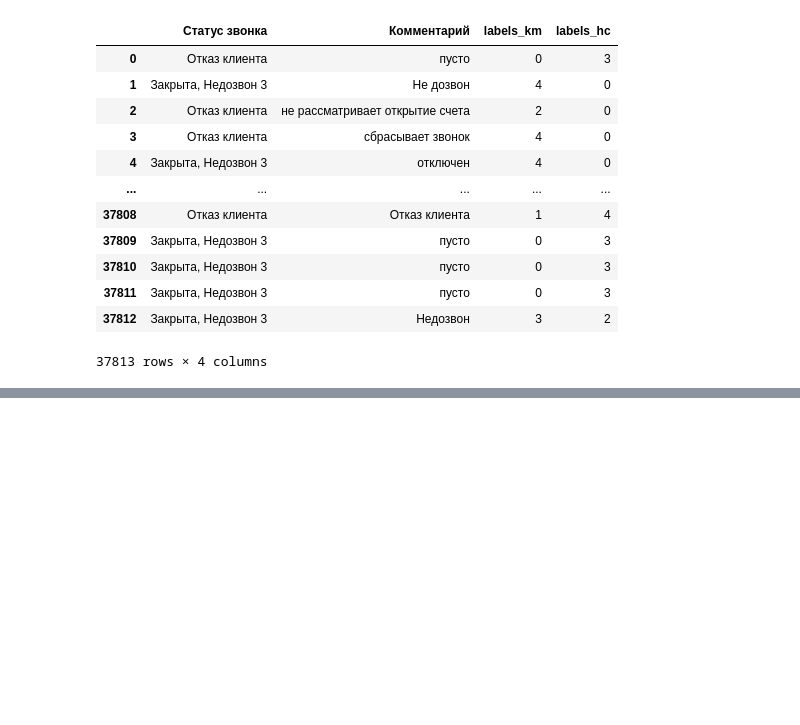
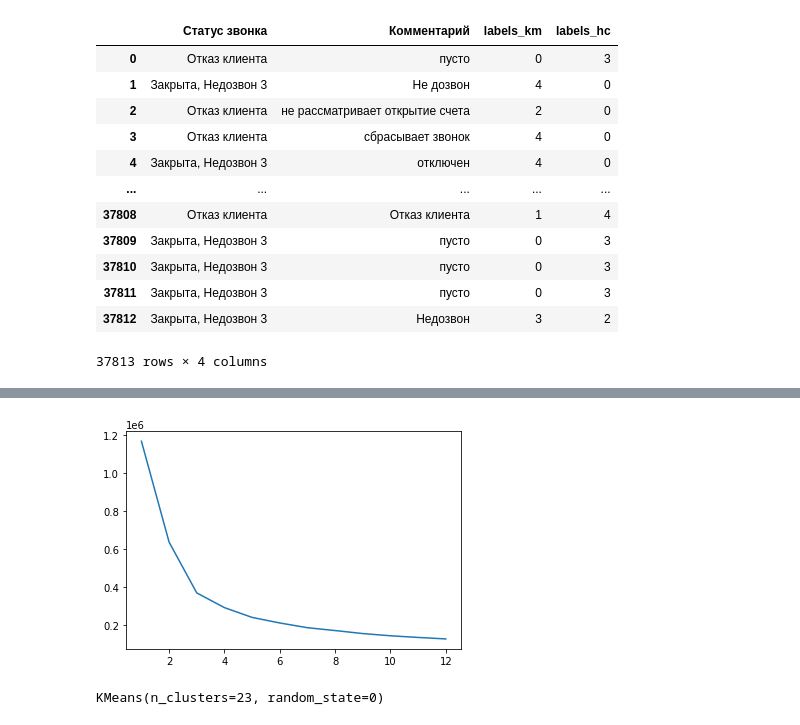
Before and after one commit to Endakota/Clustering-Calls, a Jupyter notebook: clustering_calls.ipynb, the cells around one changed output, grey strips where cells are left out. Drawn from its saved outputs; the diff is of its cells as text; code cells hidden in the pictures; blank space fills up the shorter version.

```diff
--- a/clustering_calls.ipynb
+++ b/clustering_calls.ipynb
@@ -42,10 +30,12 @@ array(['пусто', 'Не дозвон  ', 'не рассматривает о
 # %%
 from sklearn.feature_extraction.text import TfidfVectorizer
+from sklearn.feature_extraction.text import TfidfTransformer
+from sklearn.pipeline import Pipeline
+from sklearn.feature_extraction.text import CountVectorizer
+
+comments = df["Комментарий"]
 
 tfidf_vectorizer = TfidfVectorizer()
-
 tfidf_matrix = tfidf_vectorizer.fit_transform(comments)
-
-tfidf_matrix.shape[1]
-tfidf_matrix[1][0]
+tfidf_matrix
 # %% [output]
@@ -59,12 +43,0 @@ tfidf_matrix[1][0][0]
-# %%
-from sklearn.cluster import KMeans
-
-kmeans = KMeans(n_clusters=11)
-kmeans.fit(tfidf_matrix)
-# clusters = kmeans.fit_predict(pd.DataFrame(tfidf_matrix.toarray()).to_numpy())
-labels = kmeans.labels_
-
-labels
-centroids = kmeans.cluster_centers_
-centroids
-# print(f"n_samples: {tfidf_matrix.shape[0]}, n_features: {tfidf_matrix.shape[1]}")
@@ -151,0 +44,7 @@ tfidf_matrix_pca1 = pca.fit_transform(tfidf_matrix.toarray())
+# %%
+from sklearn.feature_extraction import FeatureHasher
+
+comments_fh = FeatureHasher(n_features=10, input_type='string')
+hf = comments_fh.fit_transform(comments).toarray()
+df = pd.concat([df, pd.DataFrame(hf)], axis=1)
+df
@@ -151,0 +65,10 @@ tfidf_matrix_pca1 = pca.fit_transform(tfidf_matrix.toarray())
+# %%
+from sklearn.cluster import KMeans
+
+res = []
+n_clusters = 15
+for i in range(1, n_clusters,2):
+    print(f'Running {i}-th iteraion...')
+    kmeans = KMeans(n_clusters = i, init = "k-means++", max_iter =300, n_init=10, random_state=0)
+    kmeans.fit(hf)
+    res.append(kmeans.inertia_)
@@ -151,0 +88,18 @@ tfidf_matrix_pca1 = pca.fit_transform(tfidf_matrix.toarray())
+# %%
+import matplotlib.pyplot as plt
+plt.plot(range(1, 13), res)
+plt.show()
+# %% [output]
+[figure, added]
+# %%
+from sklearn.cluster import KMeans
+
+res = []
+n_clusters = 15
+# for i in range(1, n_clusters,2):
+#     print(f'Running {i}-th iteraion...')
+kmeans = KMeans(n_clusters = i, init = "k-means++", max_iter =300, n_init=10, random_state=0)
+kmeans.fit(hf)
+#     res.append(kmeans.inertia_)
+# %% [output]
+KMeans(n_clusters=23, random_state=0)
```
Also changed, not shown: parts of 22 cells of this notebook.
